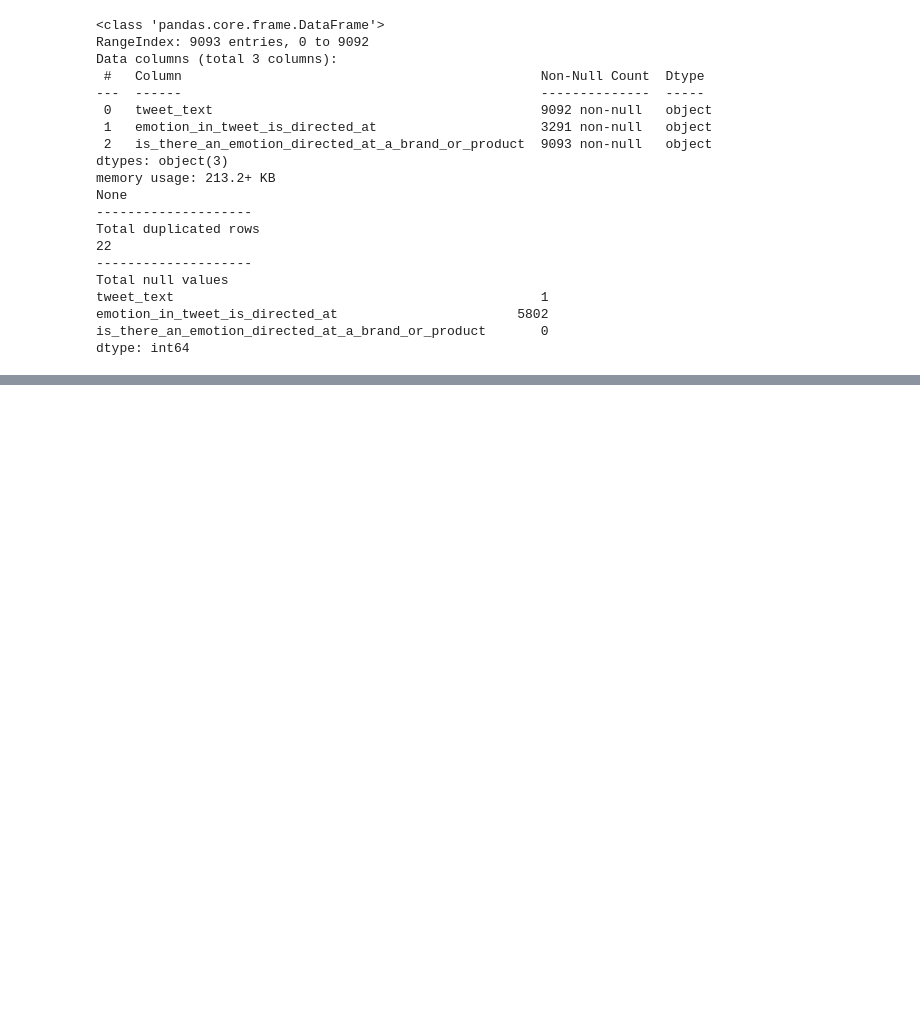
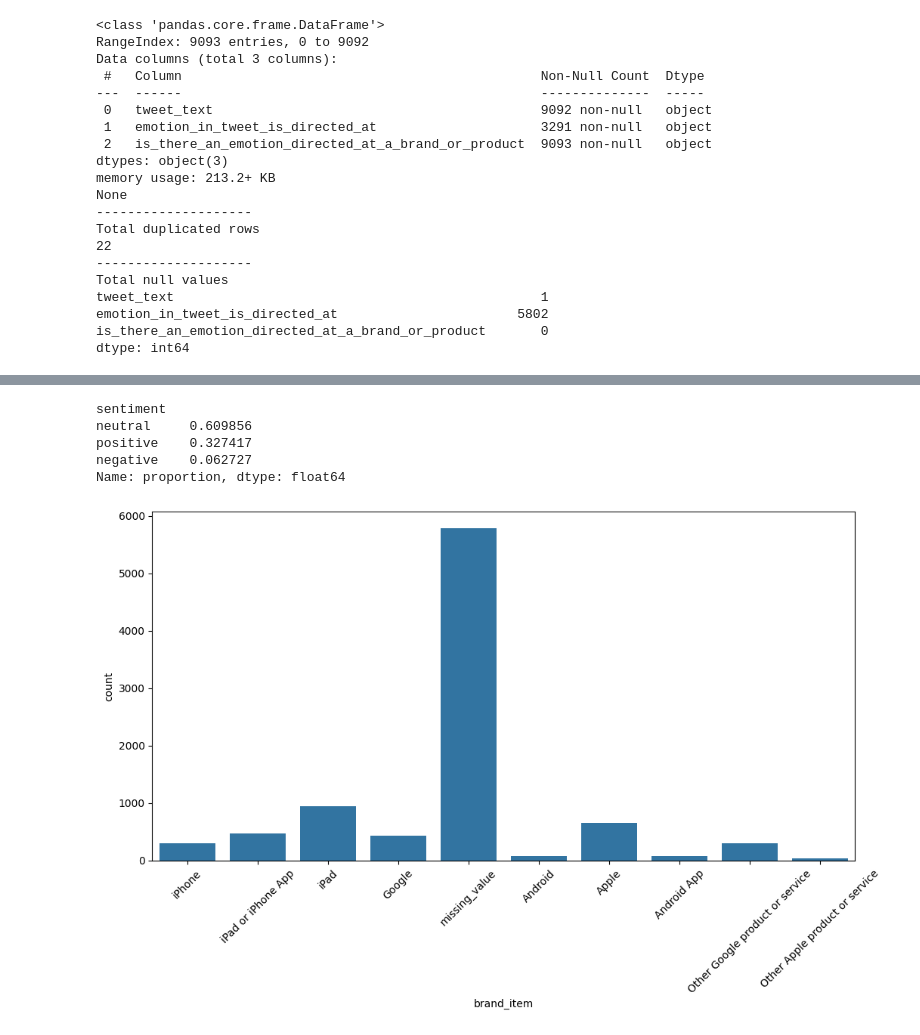
Before and after one commit to Mosota-Kemunto-Gladys-2020/Sentiment_project, a Jupyter notebook: group4.ipynb, the cells around one changed output, grey strips where cells are left out. Saved outputs shown, nothing was run; the diff lists cells and outputs as text; code cells hidden in the pictures; blank space fills up the shorter version.

```diff
--- a/group4.ipynb
+++ b/group4.ipynb
@@ -156,0 +213,4 @@ dtype: int64
+# %%
+imputer_mode = SimpleImputer(strategy='constant')
+data_renamed = pd.DataFrame(imputer_mode.fit_transform(data_renamed), columns=data_renamed.columns)
+data_renamed.isna().sum()
@@ -156,0 +315,14 @@ dtype: int64
+# %%
+df.sentiment.value_counts(normalize=True)
+# %% [output]
+sentiment
+neutral     0.609856
+positive    0.327417
+negative    0.062727
+Name: proportion, dtype: float64
+# %%
+fig =  plt.figure(figsize=(12,6))
+sns.countplot(x='brand_item', data=df)
+plt.xticks(rotation=45);
+# %% [output]
+[figure, added]
```
Also changed, not shown: parts of 18 cells of this notebook, 1 other file.
